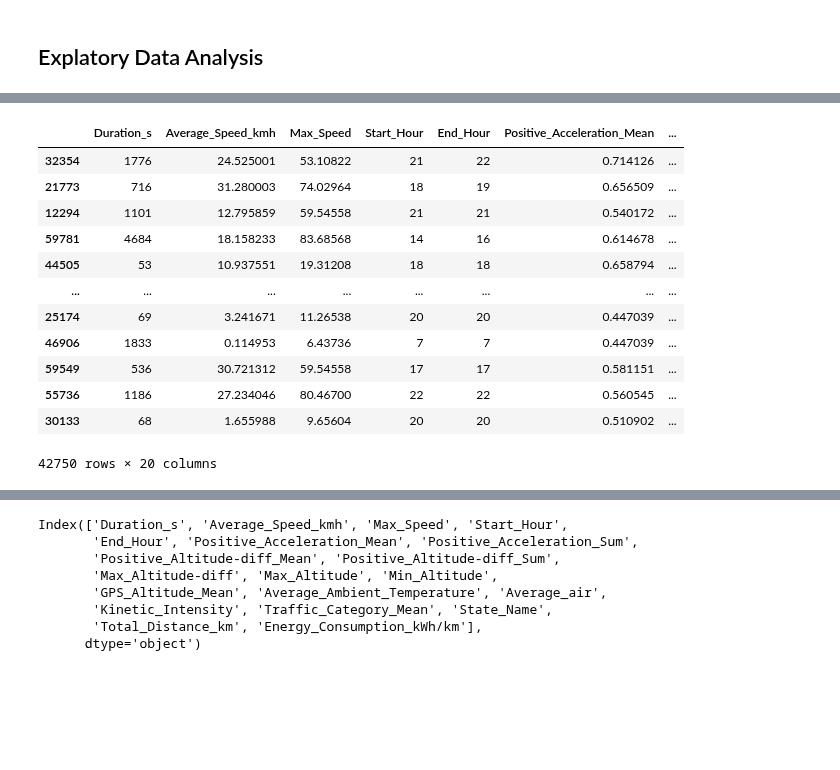
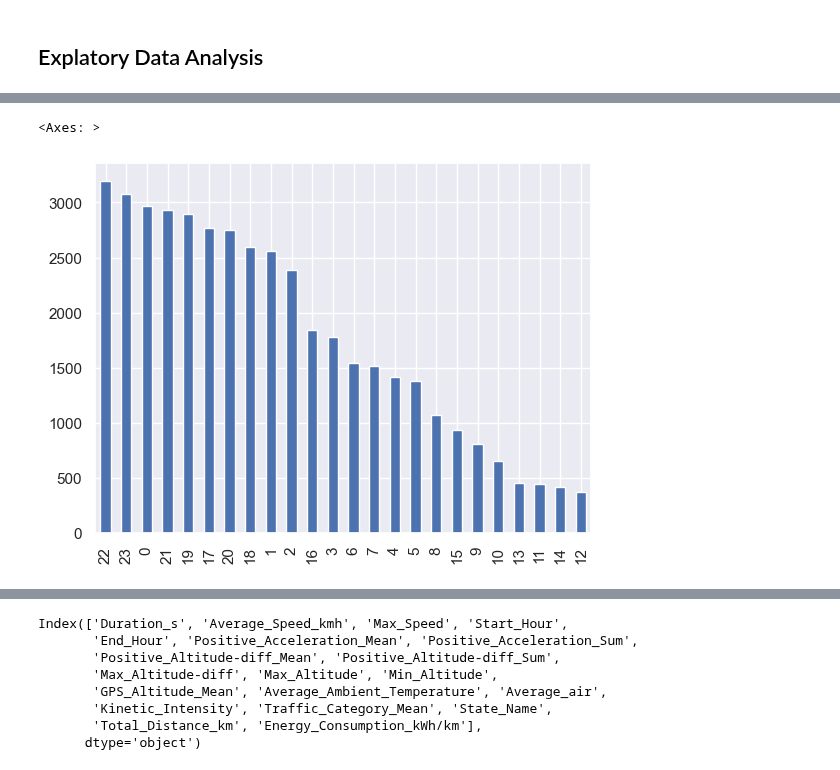
Before and after one commit to ydelipinar/Data_Based_Vehicle_Energy_Consumption_Modeling, a Jupyter notebook: ENS492-Machine Learning.ipynb, the cells around one changed output, grey strips where cells are left out. Cells and saved outputs as stored; diff of their text form; code cells hidden in the pictures; blank space fills up the shorter version.

Commit message:
new models added table are draw new accuracy metric created

```diff
--- a/ENS492-Machine Learning.ipynb
+++ b/ENS492-Machine Learning.ipynb
@@ -177,3 +171,0 @@ df_train['State_Name'].value_counts().head(10).plot.bar()
-# %%
-sns.set(style="darkgrid")
-sns.relplot(x='Average_Ambient_Temperature',y='Energy_Consumption_kWh/km',hue='State_Name',col='Traffic_Category_Mean' ,data=df_train)
@@ -196,16 +172,5 @@ df_train[df_train['Total_Distance_km']>=0]
-# %%
-df_train
-# %% [output]
-|  | Duration_s | Average_Speed_kmh | Max_Speed | Start_Hour | End_Hour | Positive_Acceleration_Mean | ... |
-| 32354 | 1776 | 24.525001 | 53.10822 | 21 | 22 | 0.714126 | ... |
-| 21773 | 716 | 31.280003 | 74.02964 | 18 | 19 | 0.656509 | ... |
-| 12294 | 1101 | 12.795859 | 59.54558 | 21 | 21 | 0.540172 | ... |
-| 59781 | 4684 | 18.158233 | 83.68568 | 14 | 16 | 0.614678 | ... |
-| 44505 | 53 | 10.937551 | 19.31208 | 18 | 18 | 0.658794 | ... |
-| ... | ... | ... | ... | ... | ... | ... | ... |
-| 25174 | 69 | 3.241671 | 11.26538 | 20 | 20 | 0.447039 | ... |
-| 46906 | 1833 | 0.114953 | 6.43736 | 7 | 7 | 0.447039 | ... |
-| 59549 | 536 | 30.721312 | 59.54558 | 17 | 17 | 0.581151 | ... |
-| 55736 | 1186 | 27.234046 | 80.46700 | 22 | 22 | 0.560545 | ... |
-| 30133 | 68 | 1.655988 | 9.65604 | 20 | 20 | 0.510902 | ... |
-42750 rows × 20 columns
+# %%
+df_train['Start_Hour'].value_counts().plot.bar()
+# %% [output]
+<Axes: >
+[figure, added]
```
Also changed, not shown: parts of 38 cells of this notebook, 1 other file.
